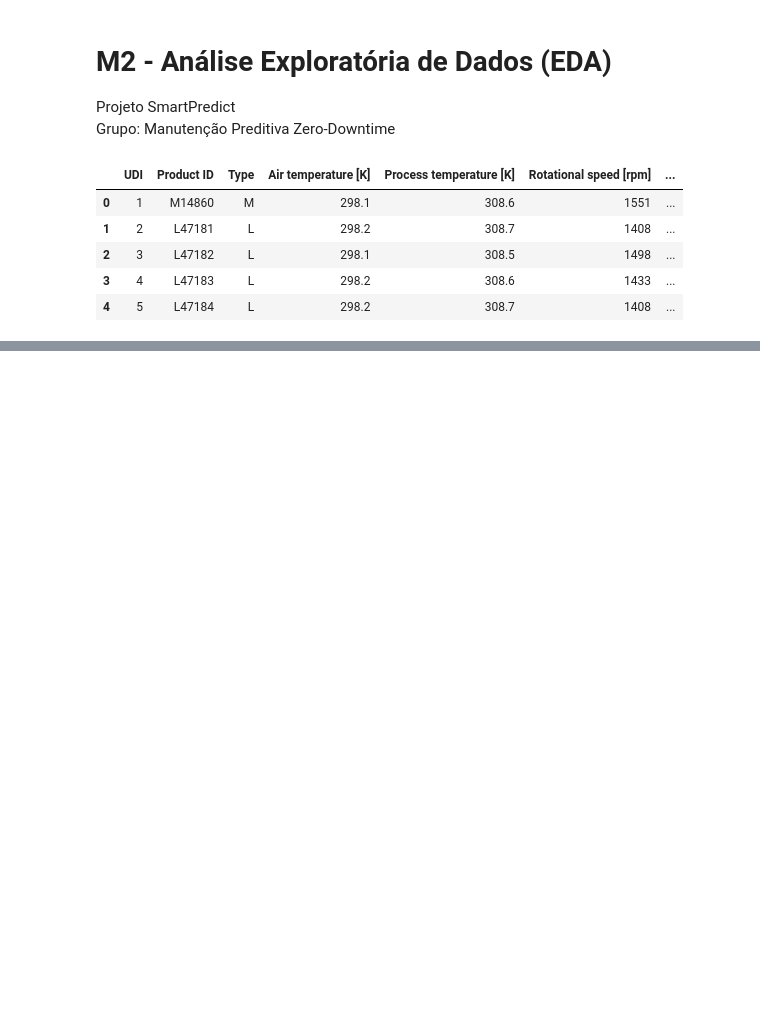
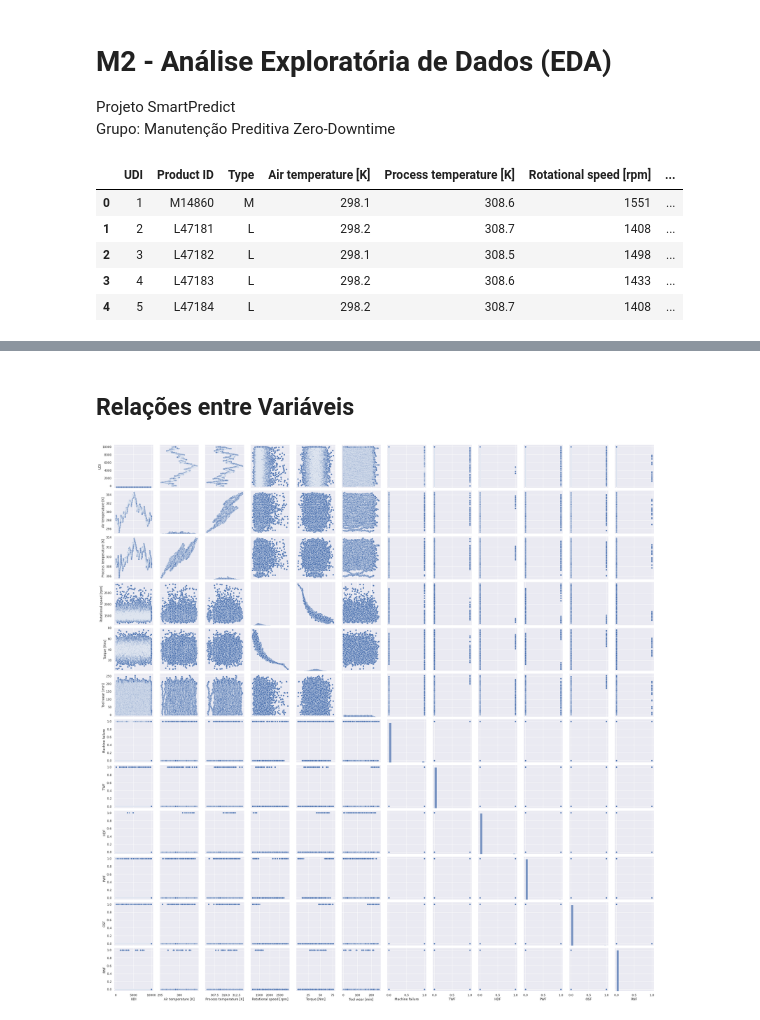
Before and after one commit to jcesarmph-ui/SmartPredict, a Jupyter notebook: M2_EDA.ipynb, the cells around one changed output, grey strips where cells are left out. Drawn from its saved outputs; the diff is of its cells as text; code cells hidden in the pictures; blank space fills up the shorter version.

```diff
--- a/M2_EDA.ipynb
+++ b/M2_EDA.ipynb
@@ -27,0 +107,7 @@ df.head()
+# %% [markdown]
+## Relações entre Variáveis
+# %%
+sns.pairplot(df)
+plt.show()
+# %% [output]
+[figure, added]
```
Also changed, not shown: parts of 12 cells of this notebook.
